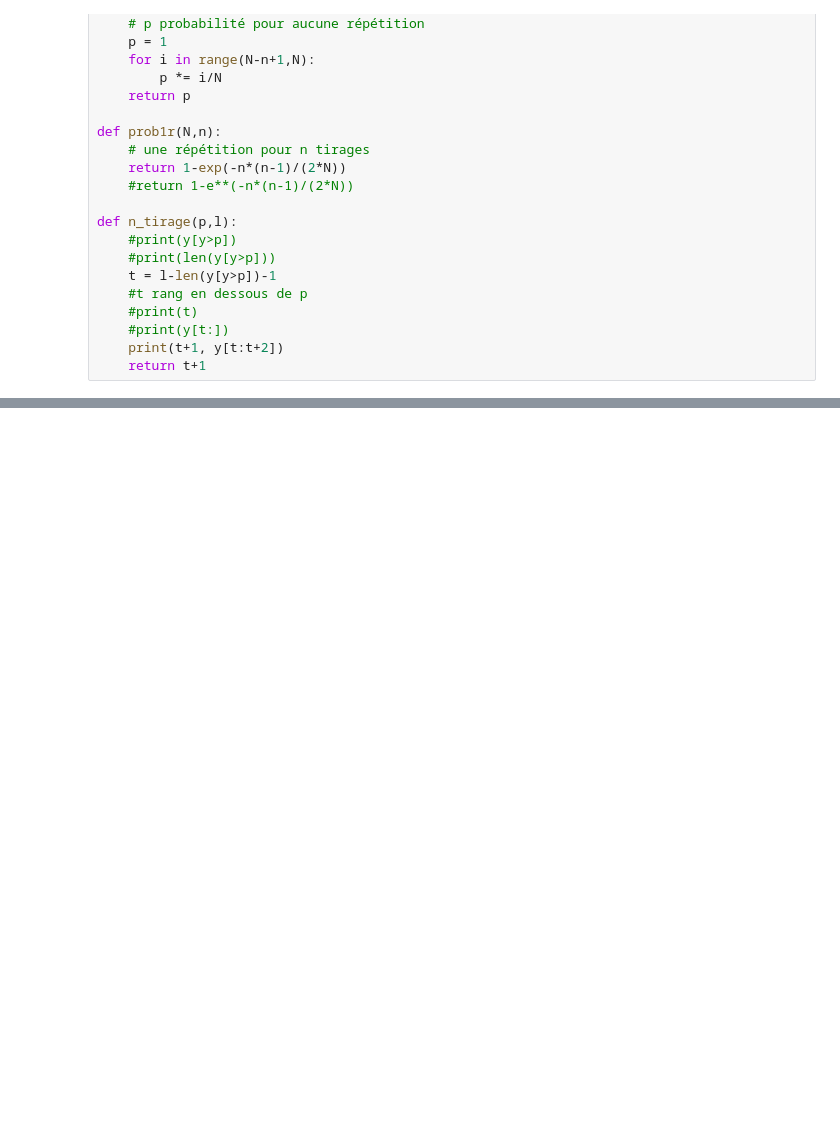
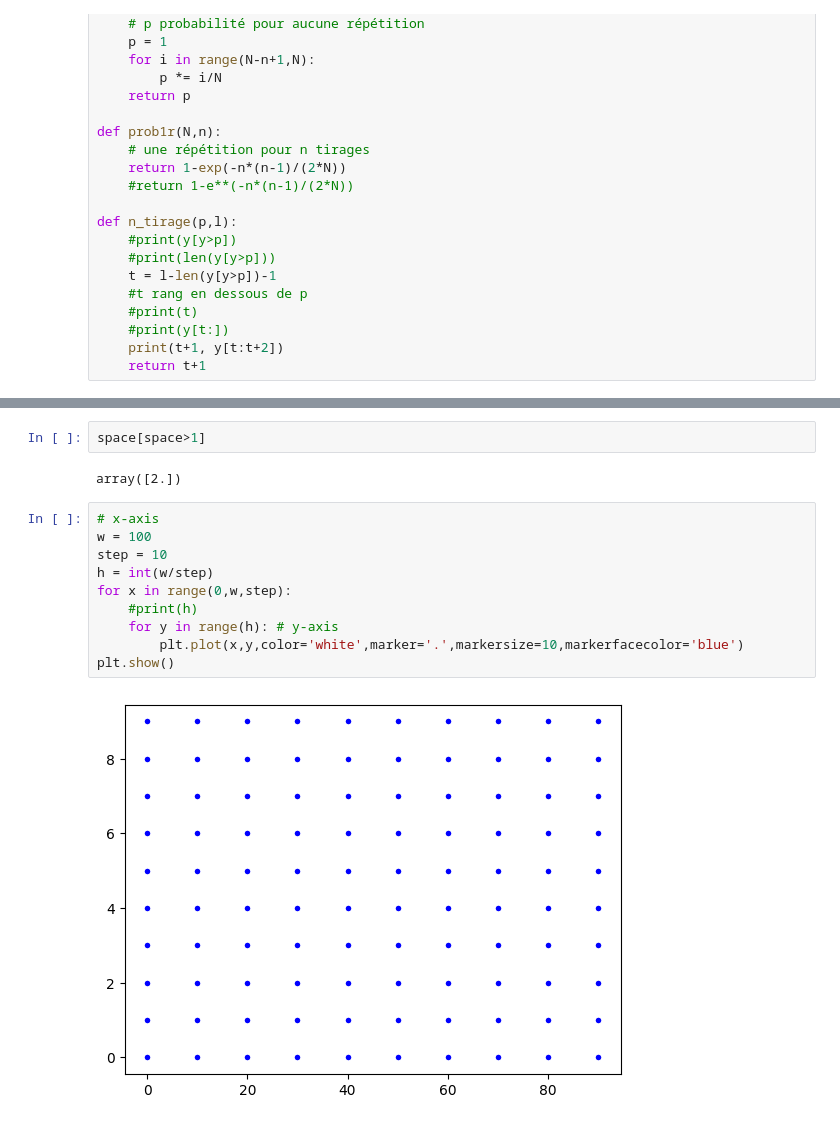
Before and after one commit to jdavid54/jupyter_notebooks, a Jupyter notebook: probabilite_loto_6chiffres.ipynb, the cells around one changed output, grey strips where cells are left out. Drawn from its saved outputs; the diff is of its cells as text; blank space fills up the shorter version.

```diff
--- a/probabilite_loto_6chiffres.ipynb
+++ b/probabilite_loto_6chiffres.ipynb
@@ -60,0 +92,16 @@ plt.show()
+# %%
+space[space>1]
+# %% [output]
+array([2.])
+# %%
+# x-axis
+w = 100
+step = 10
+h = int(w/step)
+for x in range(0,w,step):
+    #print(h)
+    for y in range(h): # y-axis
+        plt.plot(x,y,color='white',marker='.',markersize=10,markerfacecolor='blue')
+plt.show()
+# %% [output]
+[figure, added]
```
Also changed, not shown: parts of 8 cells of this notebook, 11 other files.
